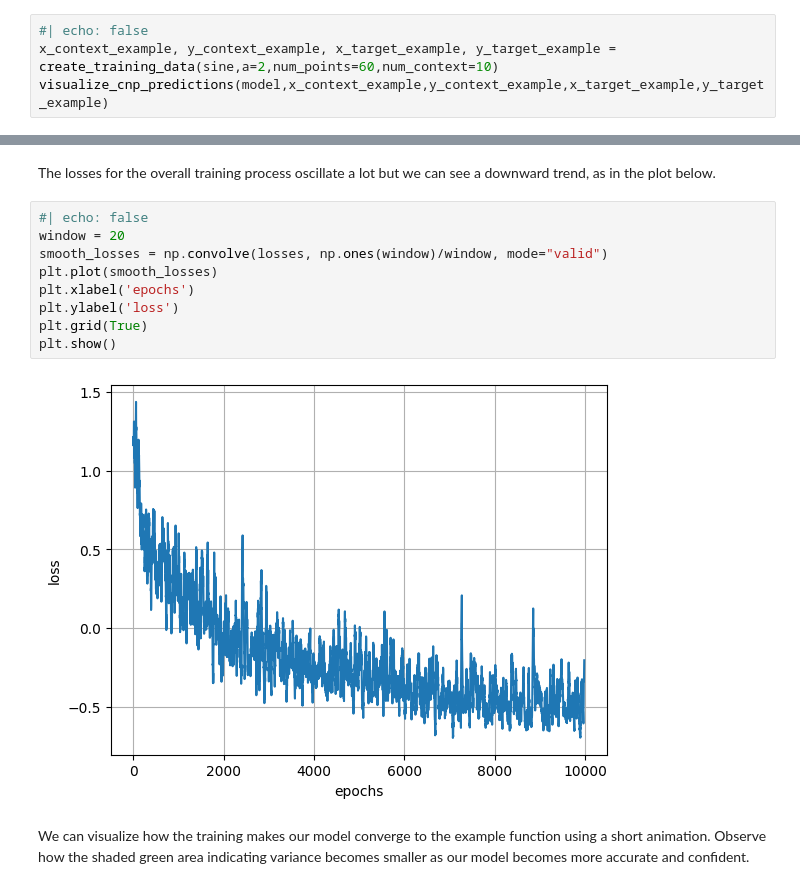
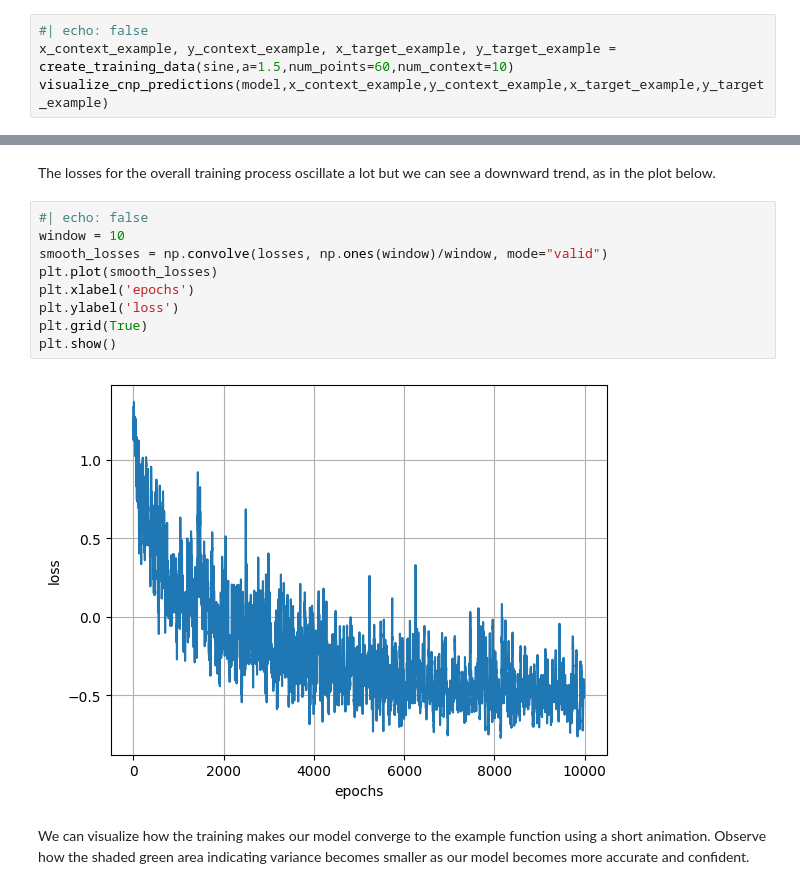
Before and after one commit to NeerjaKasture/blog, a Jupyter notebook: posts/Conditional Neural Process/CNP.ipynb, the cells around one changed output, grey strips where cells are left out. Drawn from its saved outputs; the diff is of its cells as text.

```diff
--- a/posts/Conditional Neural Process/CNP.ipynb
+++ b/posts/Conditional Neural Process/CNP.ipynb
@@ -189,5 +189,5 @@ Lets sample data for an example function with a = 2. What does our model's predi
 # %%
 #| echo: false
-x_context_example, y_context_example, x_target_example, y_target_example = create_training_data(sine,a=2,num_points=60,num_context=10)
+x_context_example, y_context_example, x_target_example, y_target_example = create_training_data(sine,a=1.5,num_points=60,num_context=10)
 visualize_cnp_predictions(model,x_context_example,y_context_example,x_target_example,y_target_example)
 # %% [output]
@@ -245,15 +245,15 @@ Epoch 10000/10000, Loss: -0.6298805475234985
 The losses for the overall training process oscillate a lot but we can see a downward trend, as in the plot below.
 # %%
 #| echo: false
-window = 20
+window = 10
 smooth_losses = np.convolve(losses, np.ones(window)/window, mode="valid")
 plt.plot(smooth_losses)
 plt.xlabel('epochs')
 plt.ylabel('loss')
 plt.grid(True)
 plt.show()
 # %% [output]
-[figure, old version]
+[figure, new version]
 # %% [markdown]
 We can visualize how the training makes our model converge to the example function using a short animation. Observe how the shaded green area indicating variance becomes smaller as our model becomes more accurate and confident.
 # %%
```
Also changed, not shown: parts of 20 cells of this notebook, 14 other files.
